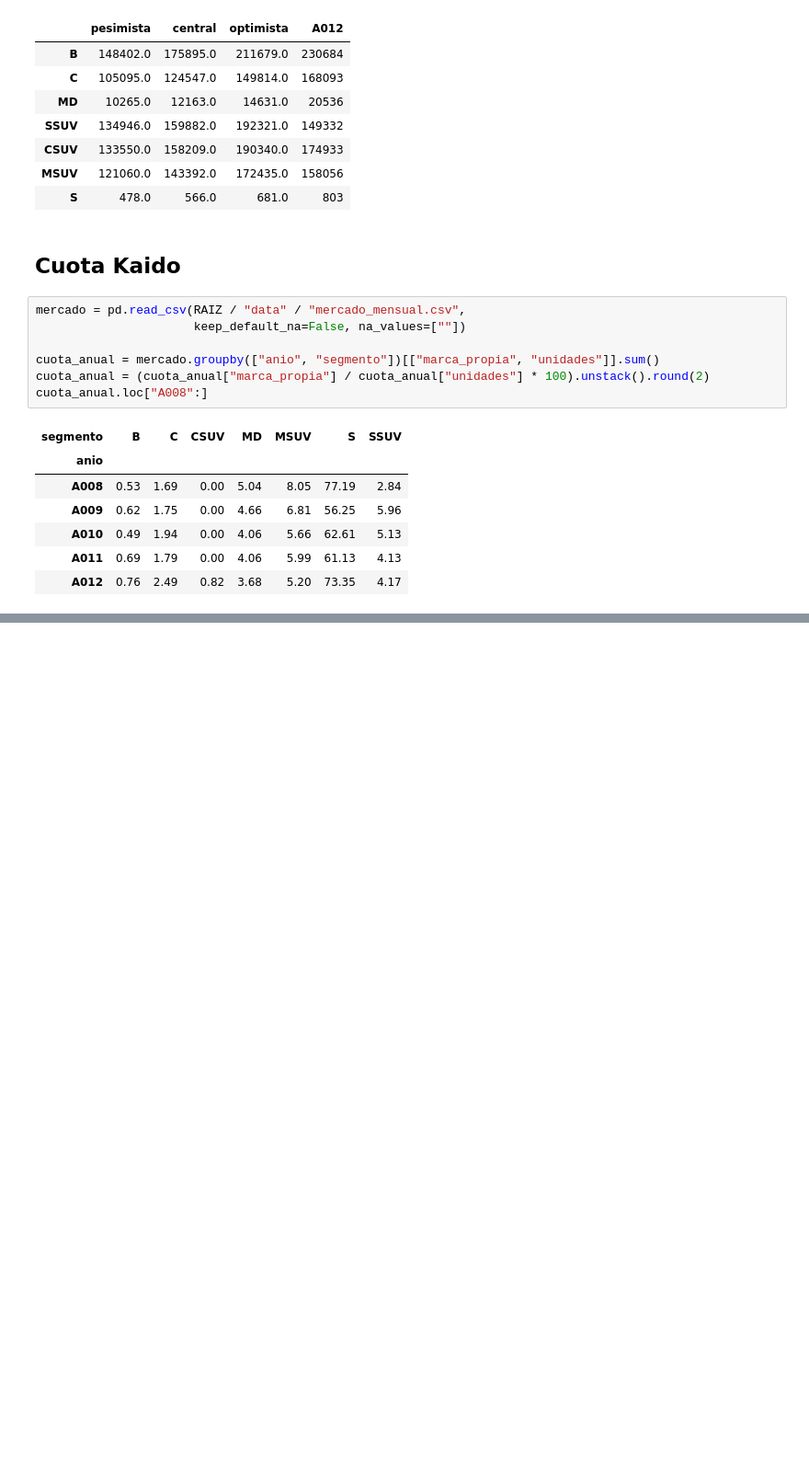
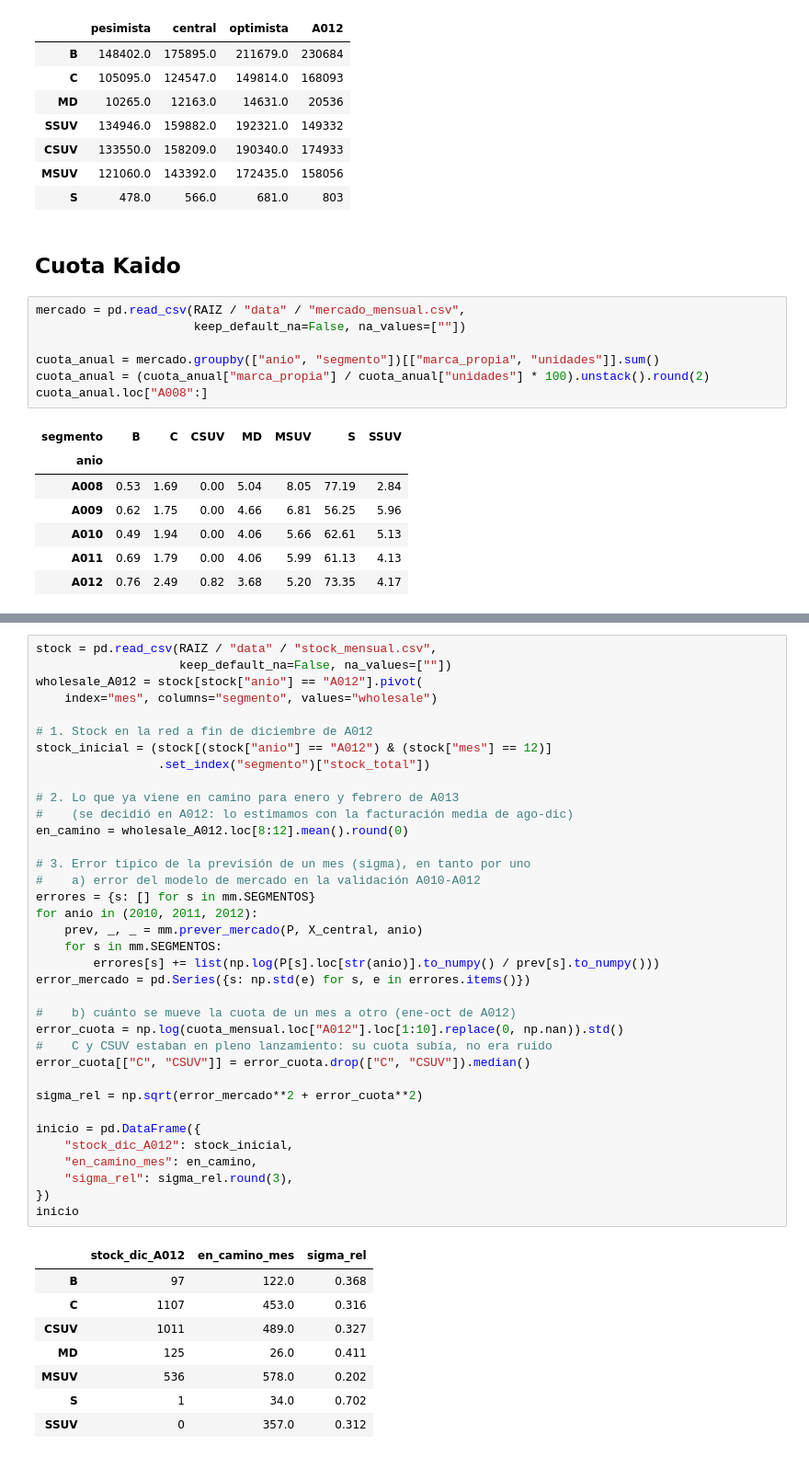
Before and after one commit to claudiaalozano/kaido-motors, a Jupyter notebook: prevision_A013.ipynb, the cells around one changed output, grey strips where cells are left out. Shown at 92% size. Cells and saved outputs as stored; diff of their text form; blank space fills up the shorter version.

```diff
--- a/prevision_A013.ipynb
+++ b/prevision_A013.ipynb
@@ -838,0 +908,45 @@ cuota_anual.loc["A008":]
+# %%
+stock = pd.read_csv(RAIZ / "data" / "stock_mensual.csv",
+                    keep_default_na=False, na_values=[""])
+wholesale_A012 = stock[stock["anio"] == "A012"].pivot(
+    index="mes", columns="segmento", values="wholesale")
+
+# 1. Stock en la red a fin de diciembre de A012
+stock_inicial = (stock[(stock["anio"] == "A012") & (stock["mes"] == 12)]
+                 .set_index("segmento")["stock_total"])
+
+# 2. Lo que ya viene en camino para enero y febrero de A013
+#    (se decidió en A012: lo estimamos con la facturación media de ago-dic)
+en_camino = wholesale_A012.loc[8:12].mean().round(0)
+
+# 3. Error típico de la previsión de un mes (sigma), en tanto por uno
+#    a) error del modelo de mercado en la validación A010-A012
+errores = {s: [] for s in mm.SEGMENTOS}
+for anio in (2010, 2011, 2012):
+    prev, _, _ = mm.prever_mercado(P, X_central, anio)
+    for s in mm.SEGMENTOS:
+        errores[s] += list(np.log(P[s].loc[str(anio)].to_numpy() / prev[s].to_numpy()))
+error_mercado = pd.Series({s: np.std(e) for s, e in errores.items()})
+
+#    b) cuánto se mueve la cuota de un mes a otro (ene-oct de A012)
+error_cuota = np.log(cuota_mensual.loc["A012"].loc[1:10].replace(0, np.nan)).std()
+#    C y CSUV estaban en pleno lanzamiento: su cuota subía, no era ruido
+error_cuota[["C", "CSUV"]] = error_cuota.drop(["C", "CSUV"]).median()
+
+sigma_rel = np.sqrt(error_mercado**2 + error_cuota**2)
+
+inicio = pd.DataFrame({
+    "stock_dic_A012": stock_inicial,
+    "en_camino_mes": en_camino,
+    "sigma_rel": sigma_rel.round(3),
+})
+inicio
+# %% [output]
+|  | stock_dic_A012 | en_camino_mes | sigma_rel |
+| B | 97 | 122.0 | 0.368 |
+| C | 1107 | 453.0 | 0.316 |
+| CSUV | 1011 | 489.0 | 0.327 |
+| MD | 125 | 26.0 | 0.411 |
+| MSUV | 536 | 578.0 | 0.202 |
+| S | 1 | 34.0 | 0.702 |
+| SSUV | 0 | 357.0 | 0.312 |
```
Also changed, not shown: parts of 6 cells of this notebook.
